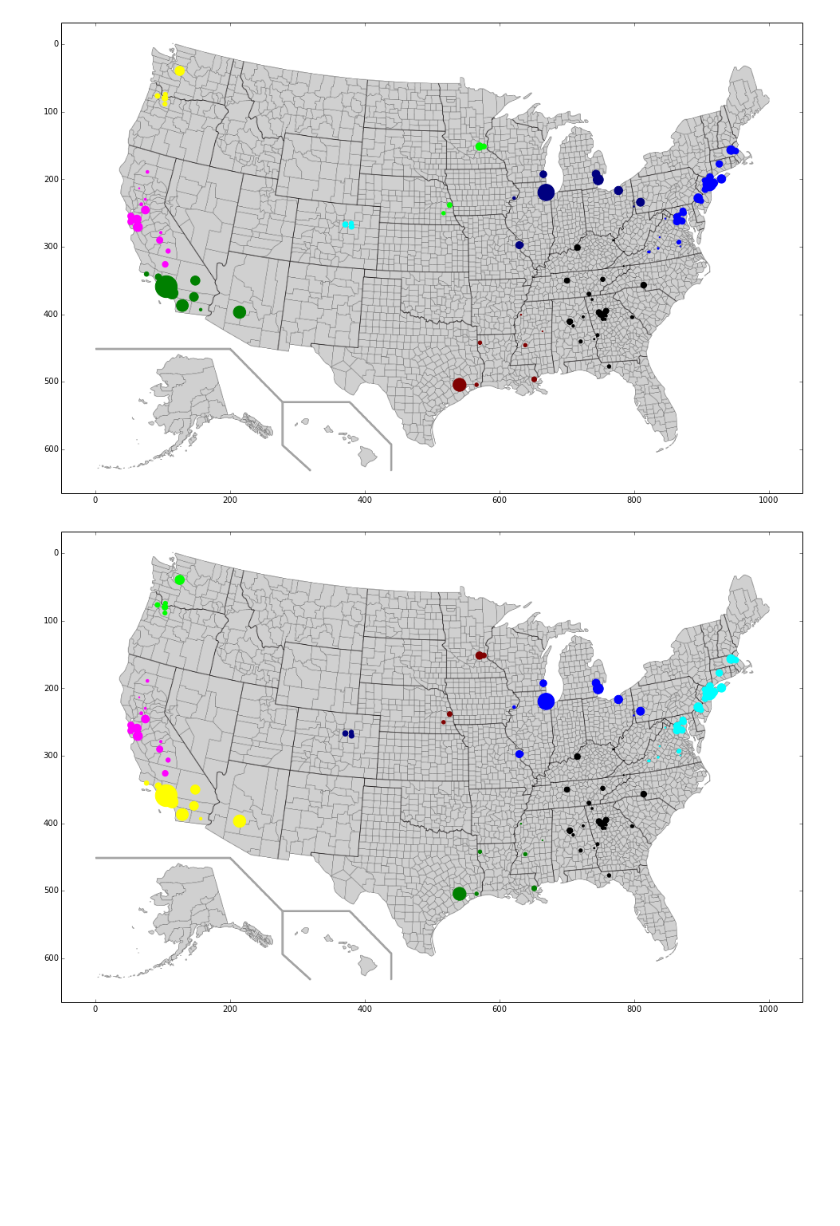
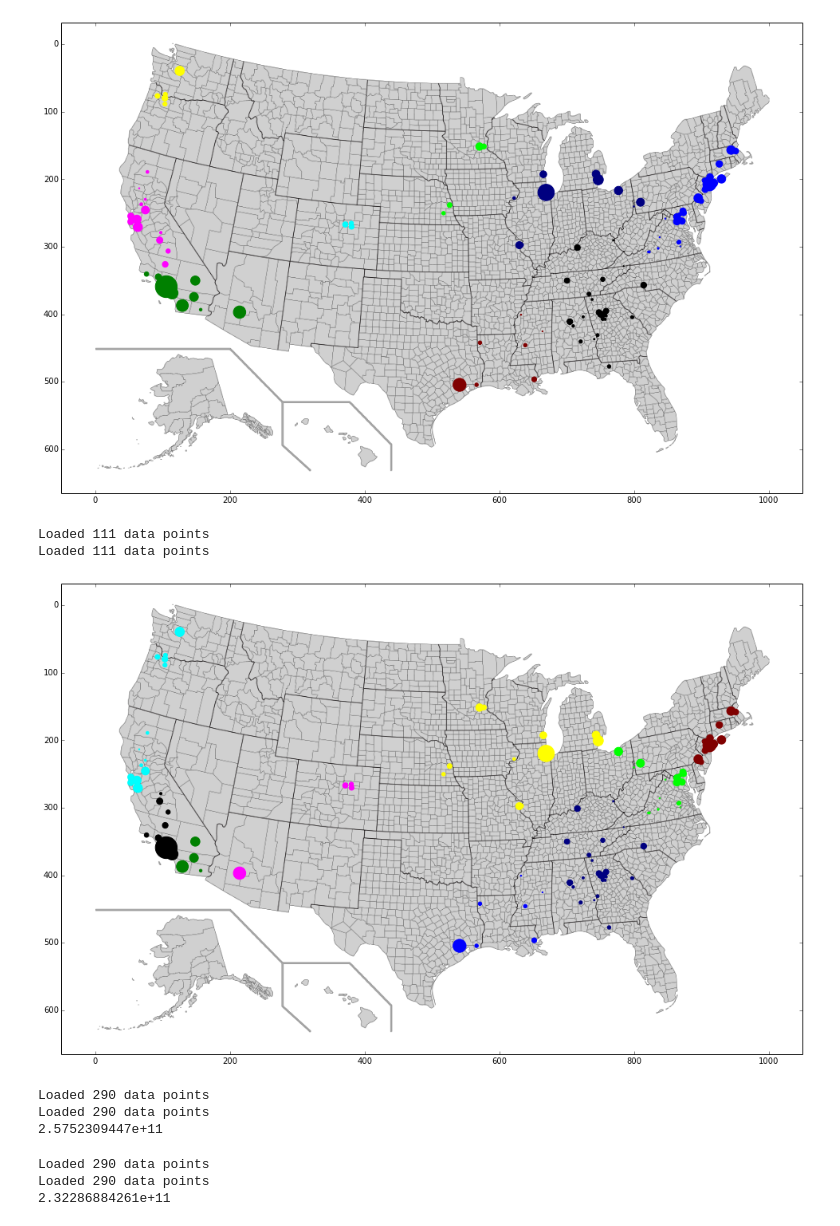
Before and after one commit to glashka/algorithmic-thinking, a Jupyter notebook: application_3.ipynb, the cells around one changed output. Saved outputs shown, nothing was run; the diff lists cells and outputs as text; code cells hidden in the pictures; blank space fills up the shorter version.

```diff
--- a/application_3.ipynb
+++ b/application_3.ipynb
@@ -504,7 +501,14 @@ KMEANS_CLUSTERS_111 = kmeans_clustering(CLUSTERS_111, 9, 5)
 plot_clusters(DATA_TABLE_111, HIE_CLUSTERS_111, True)
 # %% [output]
 [figure]
-# %%
-plot_clusters(DATA_TABLE_111, KMEANS_CLUSTERS_111, True)
-# %% [output]
-[figure, removed]
+# %%
+DATA_TABLE_111 = load_data_table(DATA_111_URL)
+CLUSTERS_111 = load_cluster_list(DATA_111_URL)
+
+KMEANS_CLUSTERS_111 = kmeans_clustering(CLUSTERS_111, 9, 5)
+
+plot_clusters(DATA_TABLE_111, KMEANS_CLUSTERS_111, True)
+# %% [output]
+Loaded 111 data points
+Loaded 111 data points
+[figure, added]
@@ -510,0 +521,18 @@ plot_clusters(DATA_TABLE_111, KMEANS_CLUSTERS_111, True)
+# %%
+DATA_TABLE_290 = load_data_table(DATA_290_URL)
+CLUSTERS_290 = load_cluster_list(DATA_290_URL)
+HIE_CLUSTERS_290_16 = hierarchical_clustering(CLUSTERS_290, 16)
+print compute_distortion(HIE_CLUSTERS_290_16, DATA_TABLE_290)
+# %% [output]
+Loaded 290 data points
+Loaded 290 data points
+2.5752309447e+11
+# %%
+DATA_TABLE_290 = load_data_table(DATA_290_URL)
+CLUSTERS_290 = load_cluster_list(DATA_290_URL)
+KMEANS_CLUSTERS_290_16 = kmeans_clustering(CLUSTERS_290, 16, 5)
+print compute_distortion(KMEANS_CLUSTERS_290_16, DATA_TABLE_290)
+# %% [output]
+Loaded 290 data points
+Loaded 290 data points
+2.32286884261e+11
```
Also changed, not shown: parts of 12 cells of this notebook.
